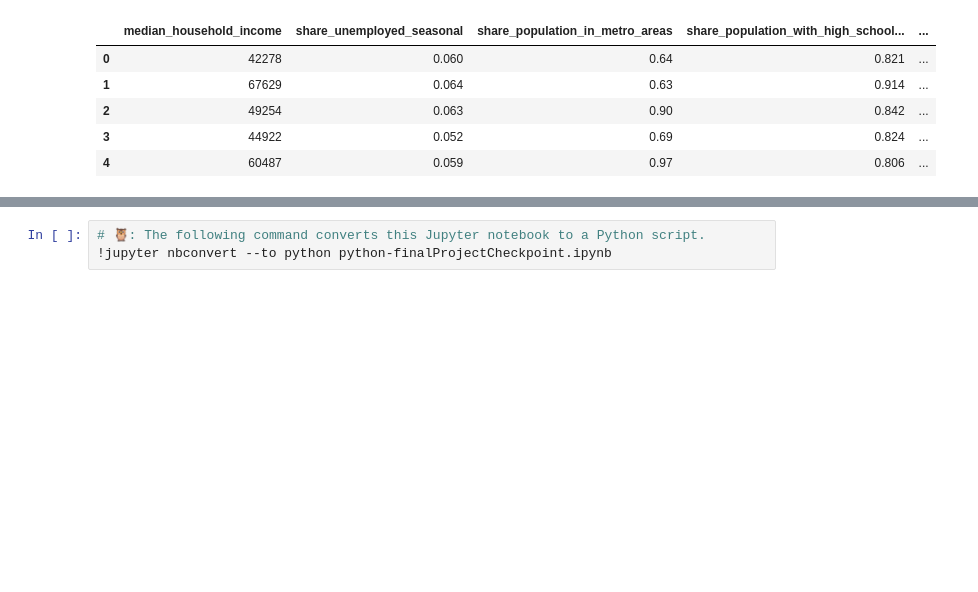
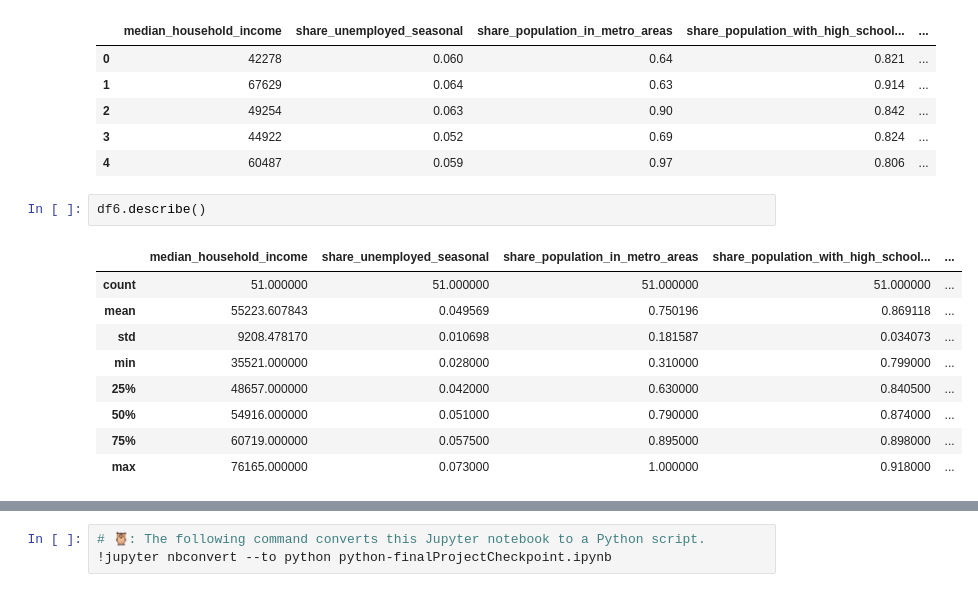
Before and after one commit to IT4063C-Fall22/final-project-AirPro, a Jupyter notebook: source.ipynb, the cells around one changed output, grey strips where cells are left out. Saved outputs shown, nothing was run; the diff lists cells and outputs as text; blank space fills up the shorter version.

```diff
--- a/source.ipynb
+++ b/source.ipynb
@@ -163,3 +368,15 @@ df6.head()
 | 2 | 49254 | 0.063 | 0.90 | 0.842 | ... |
 | 3 | 44922 | 0.052 | 0.69 | 0.824 | ... |
 | 4 | 60487 | 0.059 | 0.97 | 0.806 | ... |
+# %%
+df6.describe()
+# %% [output]
+|  | median_household_income | share_unemployed_seasonal | share_population_in_metro_areas | share_population_with_high_school... | ... |
+| count | 51.000000 | 51.000000 | 51.000000 | 51.000000 | ... |
+| mean | 55223.607843 | 0.049569 | 0.750196 | 0.869118 | ... |
+| std | 9208.478170 | 0.010698 | 0.181587 | 0.034073 | ... |
+| min | 35521.000000 | 0.028000 | 0.310000 | 0.799000 | ... |
+| 25% | 48657.000000 | 0.042000 | 0.630000 | 0.840500 | ... |
+| 50% | 54916.000000 | 0.051000 | 0.790000 | 0.874000 | ... |
+| 75% | 60719.000000 | 0.057500 | 0.895000 | 0.898000 | ... |
+| max | 76165.000000 | 0.073000 | 1.000000 | 0.918000 | ... |
```
Also changed, not shown: parts of 15 cells of this notebook.
